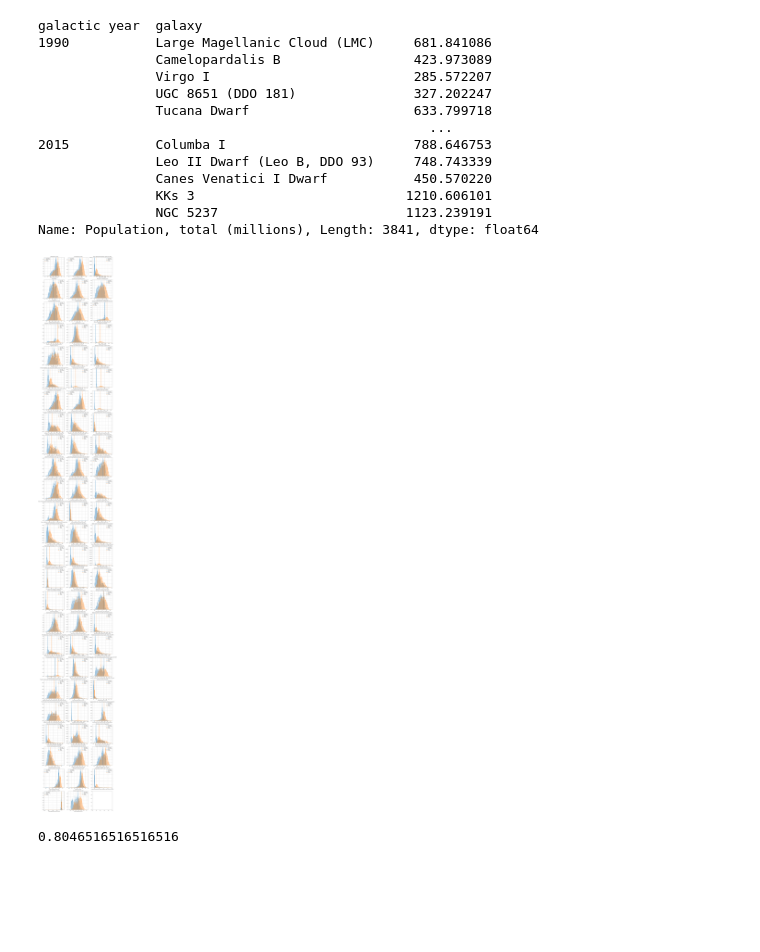
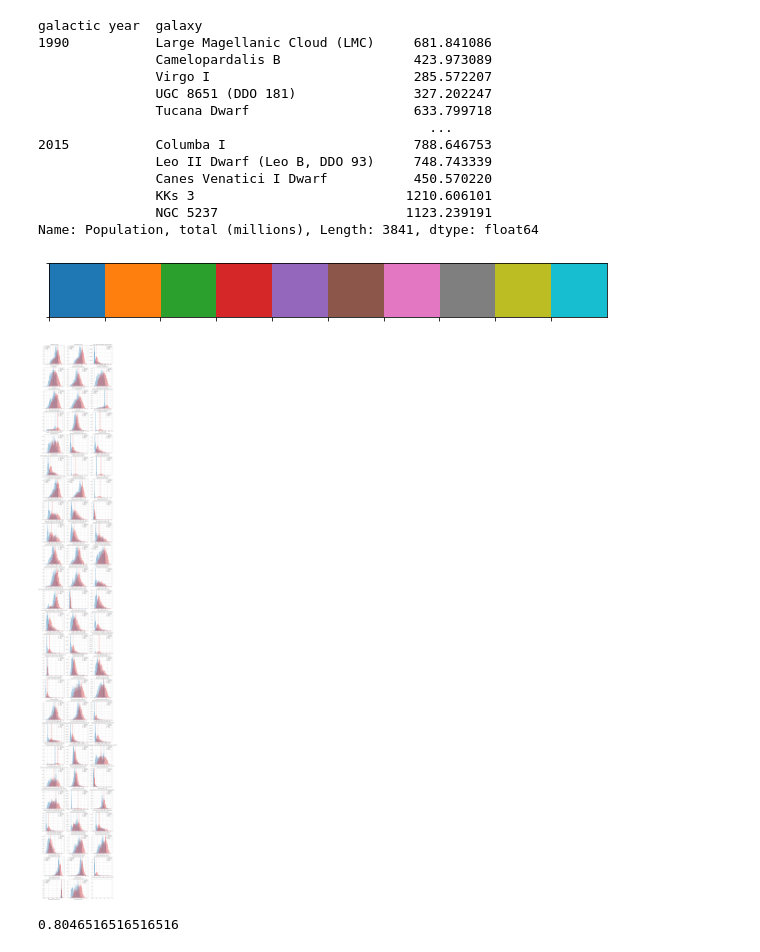
Before and after one commit to D1nay/prohack2020, a Jupyter notebook: Mapping countries to galaxies.ipynb, the cells around one changed output. Cells and saved outputs as stored; diff of their text form; code cells hidden in the pictures; blank space fills up the shorter version.

```diff
--- a/Mapping countries to galaxies.ipynb
+++ b/Mapping countries to galaxies.ipynb
@@ -741,6 +713,10 @@ galactic year  galaxy
                KKs 3                           1210.606101
                NGC 5237                        1123.239191
 Name: Population, total (millions), Length: 3841, dtype: float64
+# %%
+sns.palplot( sns.color_palette())
+# %% [output]
+[figure, added]
 # %%
 # Cycled plots
 from scipy.stats import gaussian_kde
@@ -749,8 +725,8 @@ colors = sns.color_palette()
 fig, axes = plt.subplots(25, 3, figsize=(21, 7*25))
 for i in range(len(undp_reduced.columns)):
     ax = axes[i // 3, i % 3]
-    hist1 = sns.distplot(undp_reduced.iloc[:, i], label='UNDP', bins=50, ax=ax)
-    hist2 = sns.distplot(data_train_cl_no_world.iloc[:, i],  label='Contest', bins=50, ax=ax)
+    hist1 = sns.distplot(undp_reduced.iloc[:, i], color=colors[0], label='UNDP', bins=50, ax=ax)
+    hist2 = sns.distplot(data_train_cl_no_world.iloc[:, i], color=colors[3],  label='Contest', bins=50, ax=ax)
 # Estimating modes of distributions yielded by KDE
     kde1 = gaussian_kde(undp_reduced.iloc[:, i].dropna(), bw_method='scott')
     kde2 = gaussian_kde(data_train_cl_no_world.iloc[:, i].dropna(), bw_method='scott')
@@ -764,35 +740,35 @@ for i in range(len(undp_reduced.columns)):
     peak1 = x1[np.argmax(kde1.pdf(x1))]
     peak2 = x2[np.argmax(kde2.pdf(x2))]
 
     ax.axvline(x=peak1, color=colors[0], ls='-', label='peak UNDP')
-    ax.axvline(x=peak2, color=colors[1], ls='-', label='peak Contest')
+    ax.axvline(x=peak2, color=colors[3], ls='-', label='peak Contest')
 
 
 #    sns.distplot(undp_reduced.iloc[:, i] + peak2 - peak1, color=colors[2], label='Shifted UNDP', bins=50, ax=ax)
 #     ax.axvline(x=undp_reduced.iloc[:, i].mean(), color=colors[0], ls='--', label='UNDP mean')
 #     ax.axvline(x=data_train_cl_no_world.iloc[:, i].mean(), color=colors[1], ls='--', label='Contest mean')
 #   ax.axvline(x=undp_reduced.iloc[:, i].mean() + 0.25*undp_reduced.iloc[:, i].median(), color=colors[2], ls='--')
 
     ax.grid()
     ax.title.set_text(undp_reduced.columns[i])
     ax.legend()
     # ax.show()
     # print('k =', k)
     # print('c =', c)
 
 # print('blue std =', np.std(undp_reduced.iloc[:, i]))
 # print('blue mean =', undp_reduced.iloc[:, i].mean())
 # print('blue median =', undp_reduced.iloc[:, i].median())
 # print('blue min =', undp_reduced.iloc[:, i].min())
 # print('blue max =', undp_reduced.iloc[:, i].max(), '\n')
 
 # print('red std =', np.std(data_train_cl_no_world.iloc[:, i]))
 # print('red mean =', data_train_cl_no_world.iloc[:, i].mean())
 # print('red median =', data_train_cl_no_world.iloc[:, i].median())
 # print('red min =', data_train_cl_no_world.iloc[:, i].min())
 # print('red max =', data_train_cl_no_world.iloc[:, i].max())
 # %% [output]
-[figure, old version]
+[figure, new version]
 # %%
 from scipy.stats import gaussian_kde
 i=0
```
Also changed, not shown: parts of 8 cells of this notebook, 1 other file.
